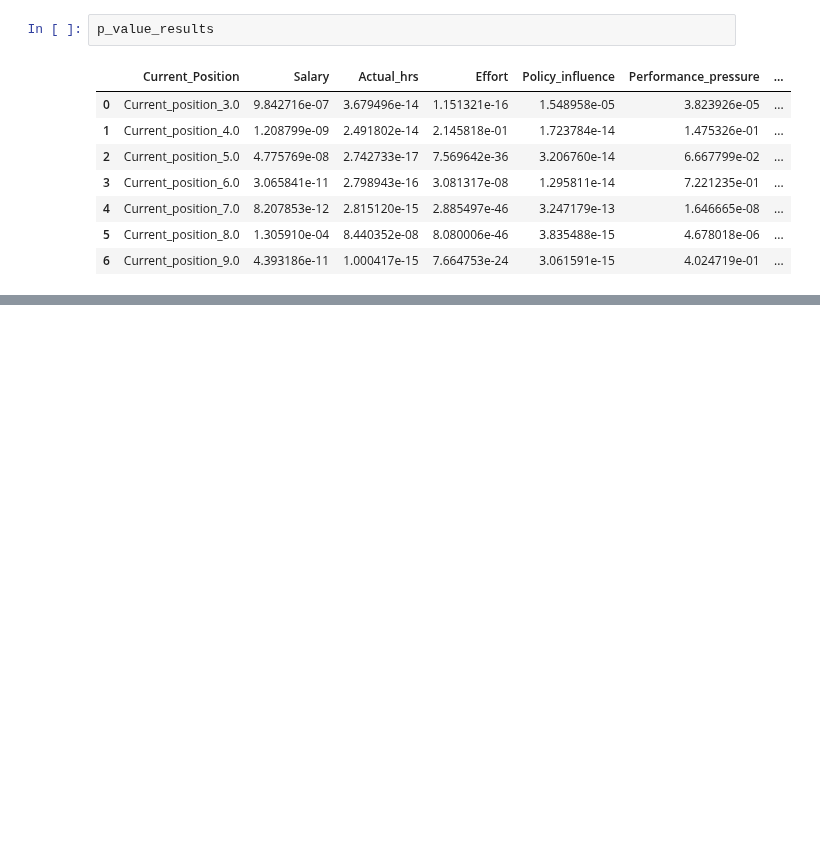
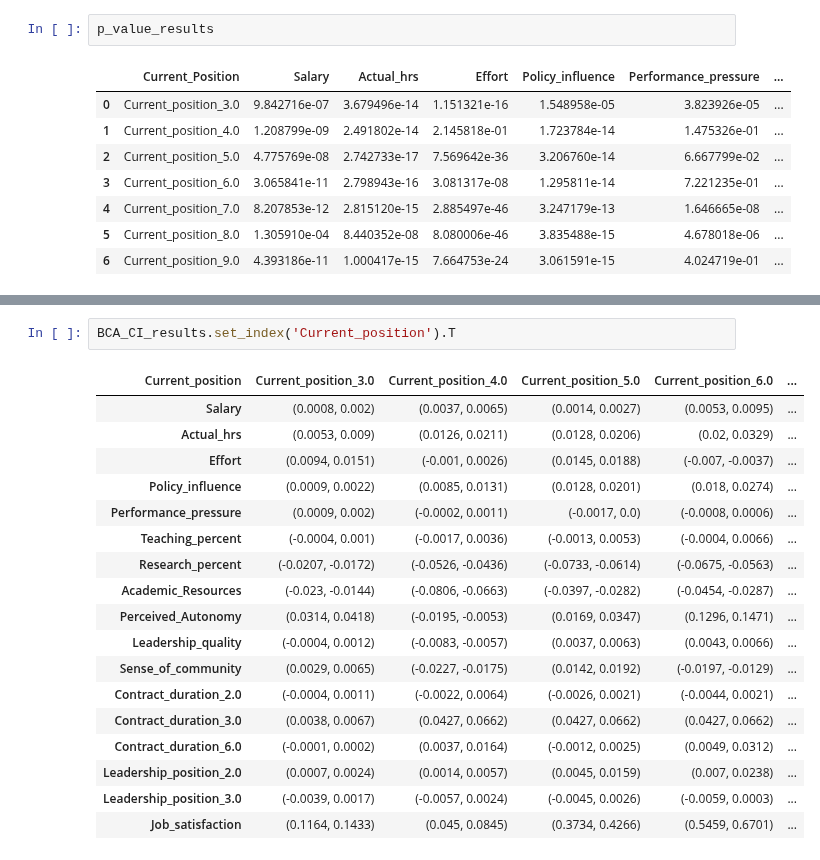
Before and after one commit to AndreiAf02/Job-Satisfaction, a Jupyter notebook: Job_Satisfaction_AT_Seniority.ipynb, the cells around one changed output, grey strips where cells are left out. Cells and saved outputs as stored; diff of their text form; blank space fills up the shorter version.

```diff
--- a/Job_Satisfaction_AT_Seniority.ipynb
+++ b/Job_Satisfaction_AT_Seniority.ipynb
@@ -1520,0 +1806,21 @@ p_value_results
+# %%
+BCA_CI_results.set_index('Current_position').T
+# %% [output]
+| Current_position | Current_position_3.0 | Current_position_4.0 | Current_position_5.0 | Current_position_6.0 | ... |
+| Salary | (0.0008, 0.002) | (0.0037, 0.0065) | (0.0014, 0.0027) | (0.0053, 0.0095) | ... |
+| Actual_hrs | (0.0053, 0.009) | (0.0126, 0.0211) | (0.0128, 0.0206) | (0.02, 0.0329) | ... |
+| Effort | (0.0094, 0.0151) | (-0.001, 0.0026) | (0.0145, 0.0188) | (-0.007, -0.0037) | ... |
+| Policy_influence | (0.0009, 0.0022) | (0.0085, 0.0131) | (0.0128, 0.0201) | (0.018, 0.0274) | ... |
+| Performance_pressure | (0.0009, 0.002) | (-0.0002, 0.0011) | (-0.0017, 0.0) | (-0.0008, 0.0006) | ... |
+| Teaching_percent | (-0.0004, 0.001) | (-0.0017, 0.0036) | (-0.0013, 0.0053) | (-0.0004, 0.0066) | ... |
+| Research_percent | (-0.0207, -0.0172) | (-0.0526, -0.0436) | (-0.0733, -0.0614) | (-0.0675, -0.0563) | ... |
+| Academic_Resources | (-0.023, -0.0144) | (-0.0806, -0.0663) | (-0.0397, -0.0282) | (-0.0454, -0.0287) | ... |
+| Perceived_Autonomy | (0.0314, 0.0418) | (-0.0195, -0.0053) | (0.0169, 0.0347) | (0.1296, 0.1471) | ... |
+| Leadership_quality | (-0.0004, 0.0012) | (-0.0083, -0.0057) | (0.0037, 0.0063) | (0.0043, 0.0066) | ... |
+| Sense_of_community | (0.0029, 0.0065) | (-0.0227, -0.0175) | (0.0142, 0.0192) | (-0.0197, -0.0129) | ... |
+| Contract_duration_2.0 | (-0.0004, 0.0011) | (-0.0022, 0.0064) | (-0.0026, 0.0021) | (-0.0044, 0.0021) | ... |
+| Contract_duration_3.0 | (0.0038, 0.0067) | (0.0427, 0.0662) | (0.0427, 0.0662) | (0.0427, 0.0662) | ... |
+| Contract_duration_6.0 | (-0.0001, 0.0002) | (0.0037, 0.0164) | (-0.0012, 0.0025) | (0.0049, 0.0312) | ... |
+| Leadership_position_2.0 | (0.0007, 0.0024) | (0.0014, 0.0057) | (0.0045, 0.0159) | (0.007, 0.0238) | ... |
+| Leadership_position_3.0 | (-0.0039, 0.0017) | (-0.0057, 0.0024) | (-0.0045, 0.0026) | (-0.0059, 0.0003) | ... |
+| Job_satisfaction | (0.1164, 0.1433) | (0.045, 0.0845) | (0.3734, 0.4266) | (0.5459, 0.6701) | ... |
```
Also changed, not shown: parts of 33 cells of this notebook.
